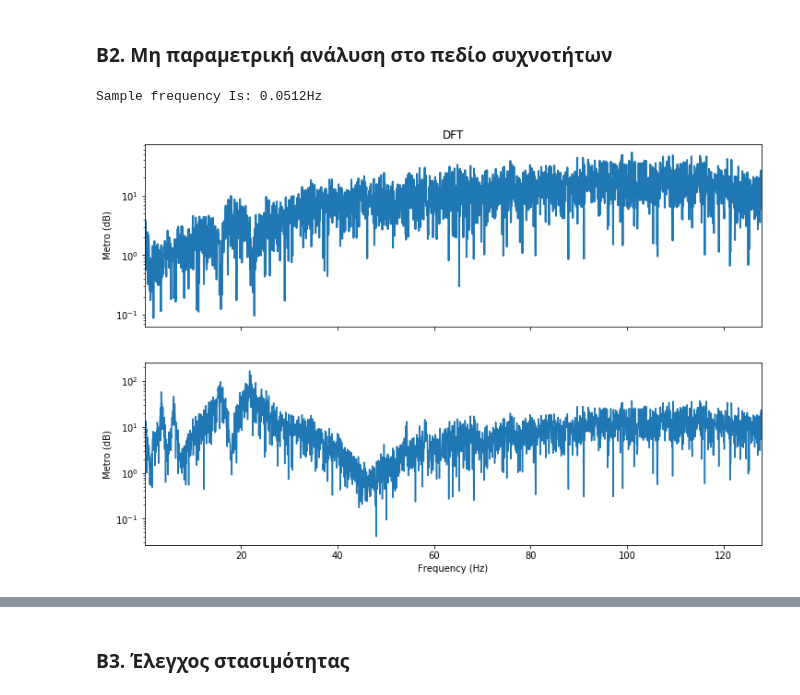
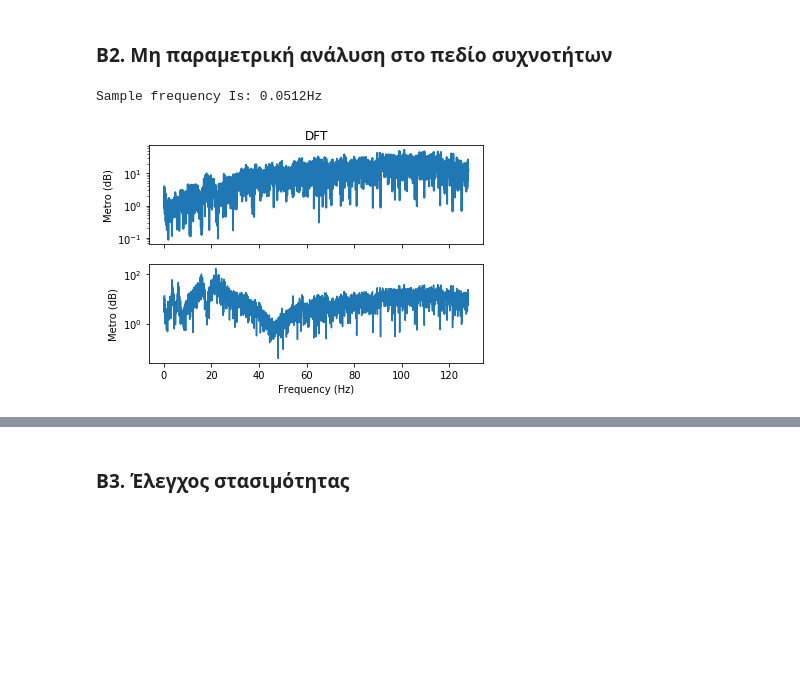
Before and after one commit to alexandrosdms/stoch_analysis_aircraft, a Jupyter notebook: main_greek.ipynb, the cells around one changed output, grey strips where cells are left out. Drawn from its saved outputs; the diff is of its cells as text; code cells hidden in the pictures; blank space fills up the shorter version.

Commit message:
fixes graphs

```diff
--- a/main_greek.ipynb
+++ b/main_greek.ipynb
@@ -264,32 +265,30 @@ plt.tight_layout()
 # %%
 # plt.rcParams['figure.figsize'] = [12, 12]
 # plt.rcParams.update({'font.size'}: 18))
 samp_freq = 256
 
 #DFT
-fig, (ax1, ax2) = plt.subplots(nrows = 2, ncols = 1, sharex = True, figsize =(12,8))
+fig, (ax1, ax2) = plt.subplots(nrows = 2, ncols = 1, sharex = True)
 fft1 = np.fft.fft(inp,n)
-fft1_av = np.abs(fft1)
+fft1_m = np.abs(fft1)
 
 freq = samp_freq/n * np.arange(n)
 L = np.arange(1, np.floor(n/2), dtype = 'int')
-ax1.plot(freq[L],fft1_av[L], LineWidth = 2)
-ax1.set_xlim(freq[L[0]], freq[L[-1]])
+ax1.plot(freq[L],fft1_m[L], LineWidth = 2)
+#ax1.set_xlim(freq[L[0]], freq[L[-1]])
 ax1.set_yscale('log')
 ax1.set_title('DFT')
 ax1.set_ylabel("Metro (dB)")
 
 fft2 = np.fft.fft(out,n)
-fft2_av = np.abs(fft2)
-ax2.plot(freq[L],fft2_av[L])
+fft2_m = np.abs(fft2)
+ax2.plot(freq[L],fft2_m[L])
 ax2.set_yscale('log')
 ax2.set_ylabel("Metro (dB)")
 ax2.set_xlabel("Frequency (Hz)")
 
 df = (samp_freq/n)
 print('Sample frequency Is: ' + str(df) + 'Hz')
-
-#Periogram
 # %% [output]
 Sample frequency Is: 0.0512Hz
-[figure, old version]
+[figure, new version]
```
Also changed, not shown: parts of 6 cells of this notebook, 1 other file.
